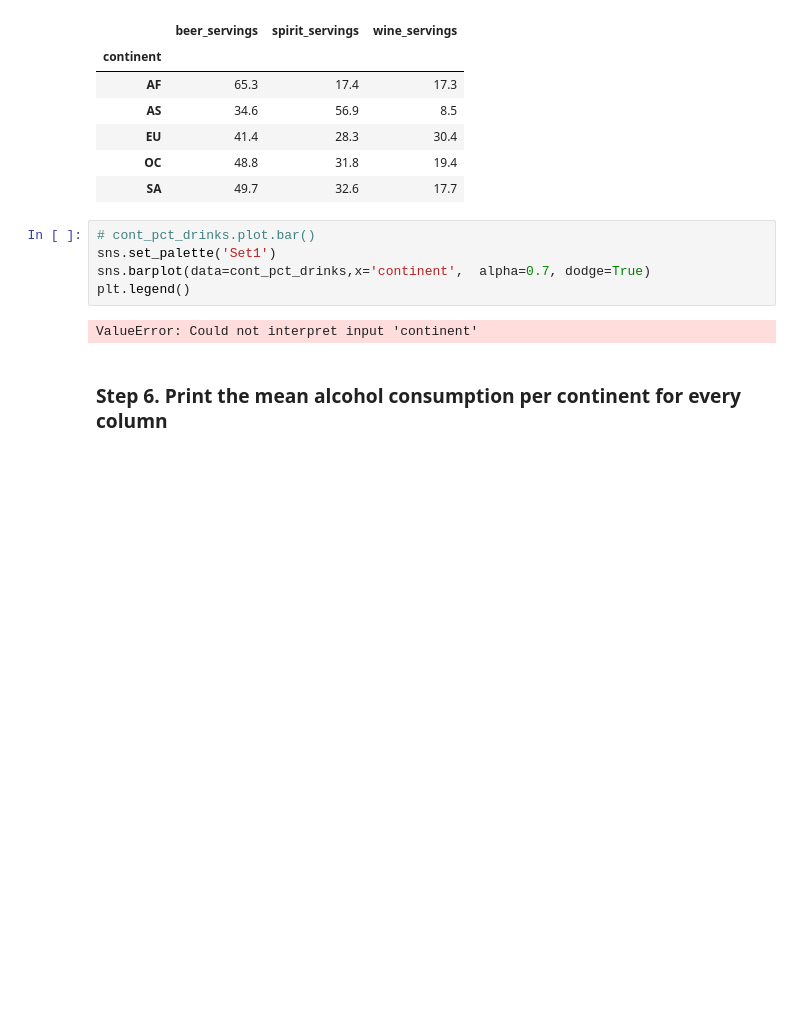
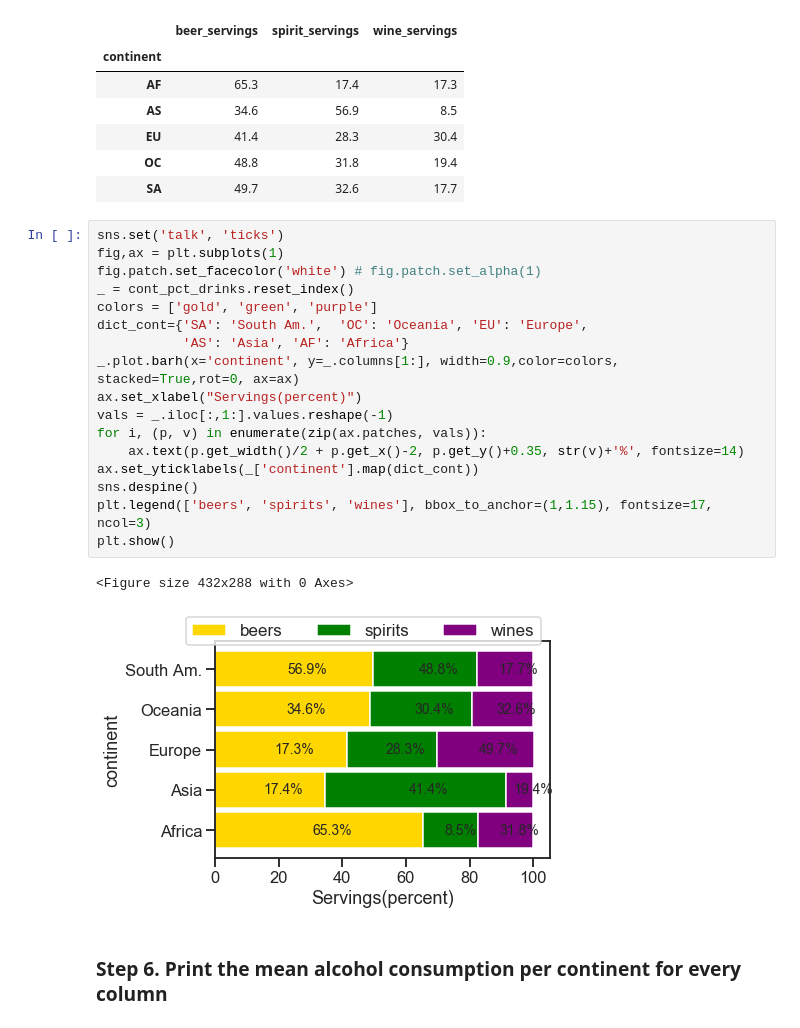
Before and after one commit to SmellyArmure/pandas_exercices_guipsamora, a Jupyter notebook: 03_Grouping/Alcohol_Consumption/Exercise.ipynb, the cells around one changed output. Cells and saved outputs as stored; diff of their text form; blank space fills up the shorter version.

```diff
--- a/03_Grouping/Alcohol_Consumption/Exercise.ipynb
+++ b/03_Grouping/Alcohol_Consumption/Exercise.ipynb
@@ -52,12 +52,25 @@ cont_pct_drinks
 | EU | 41.4 | 28.3 | 30.4 |
 | OC | 48.8 | 31.8 | 19.4 |
 | SA | 49.7 | 32.6 | 17.7 |
-# %%
-# cont_pct_drinks.plot.bar()
-sns.set_palette('Set1')
-sns.barplot(data=cont_pct_drinks,x='continent',  alpha=0.7, dodge=True)
-plt.legend()
-# %% [output]
-ValueError: Could not interpret input 'continent'
+# %%
+sns.set('talk', 'ticks')
+fig,ax = plt.subplots(1)
+fig.patch.set_facecolor('white') # fig.patch.set_alpha(1)
+_ = cont_pct_drinks.reset_index()
+colors = ['gold', 'green', 'purple']
+dict_cont={'SA': 'South Am.',  'OC': 'Oceania', 'EU': 'Europe',
+           'AS': 'Asia', 'AF': 'Africa'}
+_.plot.barh(x='continent', y=_.columns[1:], width=0.9,color=colors, stacked=True,rot=0, ax=ax)
+ax.set_xlabel("Servings(percent)")
+vals = _.iloc[:,1:].values.reshape(-1)
+for i, (p, v) in enumerate(zip(ax.patches, vals)):
+    ax.text(p.get_width()/2 + p.get_x()-2, p.get_y()+0.35, str(v)+'%', fontsize=14)
+ax.set_yticklabels(_['continent'].map(dict_cont))
+sns.despine()
+plt.legend(['beers', 'spirits', 'wines'], bbox_to_anchor=(1,1.15), fontsize=17, ncol=3)
+plt.show()
+# %% [output]
+<Figure size 432x288 with 0 Axes>
+[figure, added]
 # %% [markdown]
 ### Step 6. Print the mean alcohol consumption per continent for every column
```
Also changed, not shown: parts of 13 cells of this notebook, 2 other files.
